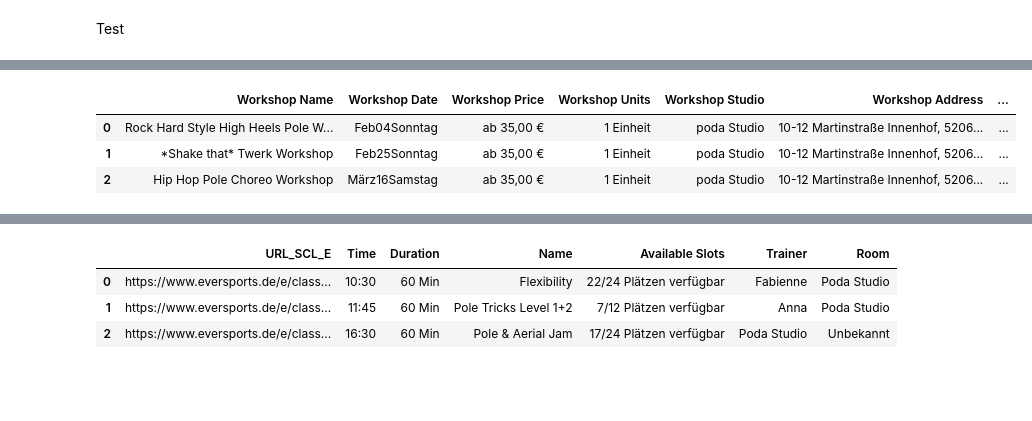
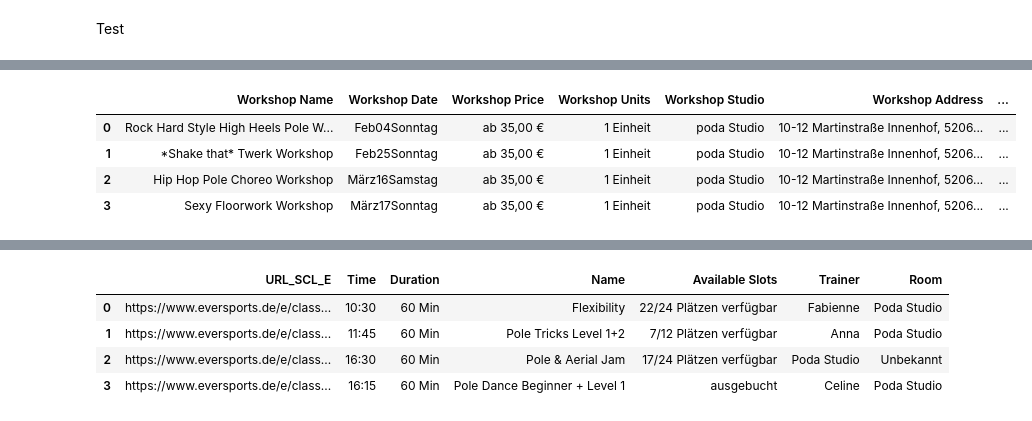
Before and after one commit to hamudal/Hall_of_Pole_Version_5, a Jupyter notebook: 1_Latest_version_Hop_Scrapper_V5/Scraper_V3/MainFrame.ipynb, the cells around one changed output, grey strips where cells are left out. Saved outputs shown, nothing was run; the diff lists cells and outputs as text; code cells hidden in the pictures; blank space fills up the shorter version.

```diff
--- a/1_Latest_version_Hop_Scrapper_V5/Scraper_V3/MainFrame.ipynb
+++ b/1_Latest_version_Hop_Scrapper_V5/Scraper_V3/MainFrame.ipynb
@@ -128,12 +128,13 @@ all_pole_studio_data
 |  | PoleStudio_Name | Adresse | PLZ | Stadt | Straße | Buttons | Pole Studio Beschreibung | Ratingscore | ... |
 | 0 | poda Studio | [Martinstraße 10-12 , 52062 Aachen] | 52062 | Aachen | Martinstraße 10-12 | [Übersicht, Klassen, Workshops, V... | Flieg mit uns! Poda ist das größt... | 4,9 | ... |
 # %%
-all_workshops_data[:3]
+all_workshops_data[:4]
 # %% [output]
 |  | Workshop Name | Workshop Date | Workshop Price | Workshop Units | Workshop Studio | Workshop Address | ... |
 | 0 | Rock Hard Style High Heels Pole W... | Feb04Sonntag | ab 35,00 € | 1 Einheit | poda Studio | 10-12 Martinstraße Innenhof, 5206... | ... |
 | 1 | *Shake that* Twerk Workshop | Feb25Sonntag | ab 35,00 € | 1 Einheit | poda Studio | 10-12 Martinstraße Innenhof, 5206... | ... |
 | 2 | Hip Hop Pole Choreo Workshop | März16Samstag | ab 35,00 € | 1 Einheit | poda Studio | 10-12 Martinstraße Innenhof, 5206... | ... |
+| 3 | Sexy Floorwork Workshop | März17Sonntag | ab 35,00 € | 1 Einheit | poda Studio | 10-12 Martinstraße Innenhof, 5206... | ... |
 # %%
 all_workshop_details_data
 # %% [output]
@@ -143,9 +144,10 @@ all_workshop_details_data
 | 2 | Hip Hop Pole Choreo Workshop | In diesem Workshop werden Hip Hop... | poda Studio | 10-12 Martinstraße Innenhof, 5206... | Poledance | Samstag, 16. März 2024 | https://www.eversports.de/e/works... | 12:45 - 14:15 |
 | 3 | Sexy Floorwork Workshop | Mach den Boden zu deinem Freund u... | poda Studio | 10-12 Martinstraße Innenhof, 5206... | Floorwork | Sonntag, 17. März 2024 | https://www.eversports.de/e/works... | 20:00 - 21:30 |
 # %%
-all_classes_data[:3]
+all_classes_data[:4]
 # %% [output]
 |  | URL_SCL_E | Time | Duration | Name | Available Slots | Trainer | Room |
 | 0 | https://www.eversports.de/e/class... | 10:30 | 60 Min | Flexibility | 22/24 Plätzen verfügbar | Fabienne | Poda Studio |
 | 1 | https://www.eversports.de/e/class... | 11:45 | 60 Min | Pole Tricks Level 1+2 | 7/12 Plätzen verfügbar | Anna | Poda Studio |
 | 2 | https://www.eversports.de/e/class... | 16:30 | 60 Min | Pole & Aerial Jam | 17/24 Plätzen verfügbar | Poda Studio | Unbekannt |
+| 3 | https://www.eversports.de/e/class... | 16:15 | 60 Min | Pole Dance Beginner + Level 1 | ausgebucht | Celine | Poda Studio |
```
Also changed, not shown: parts of 3 cells of this notebook, 1 other file.
